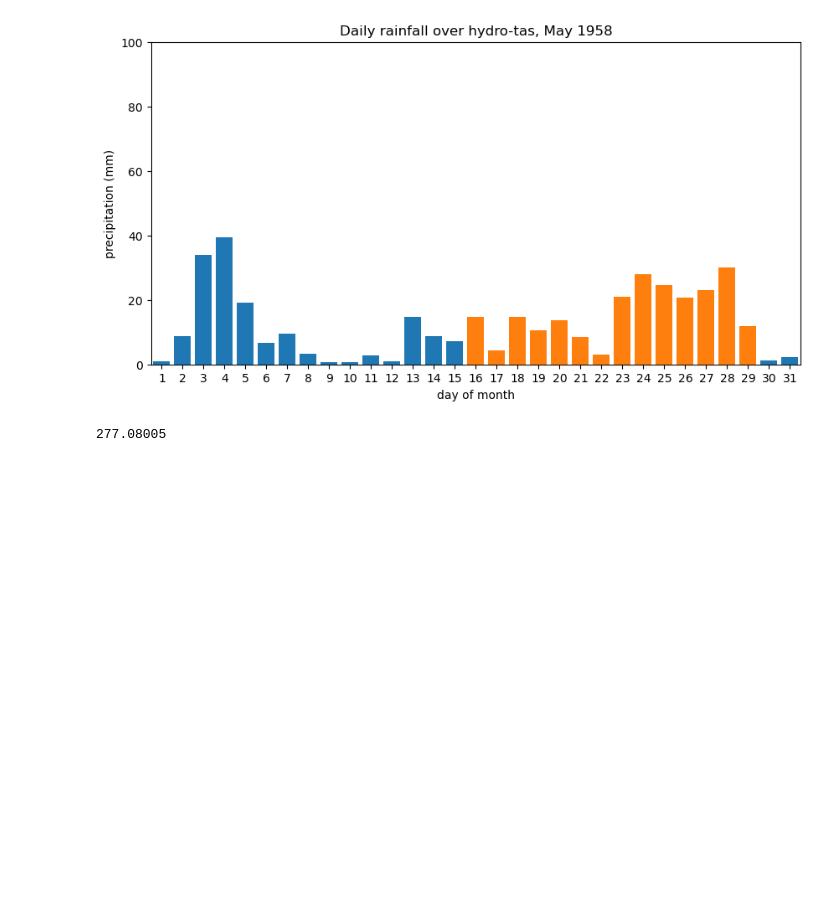
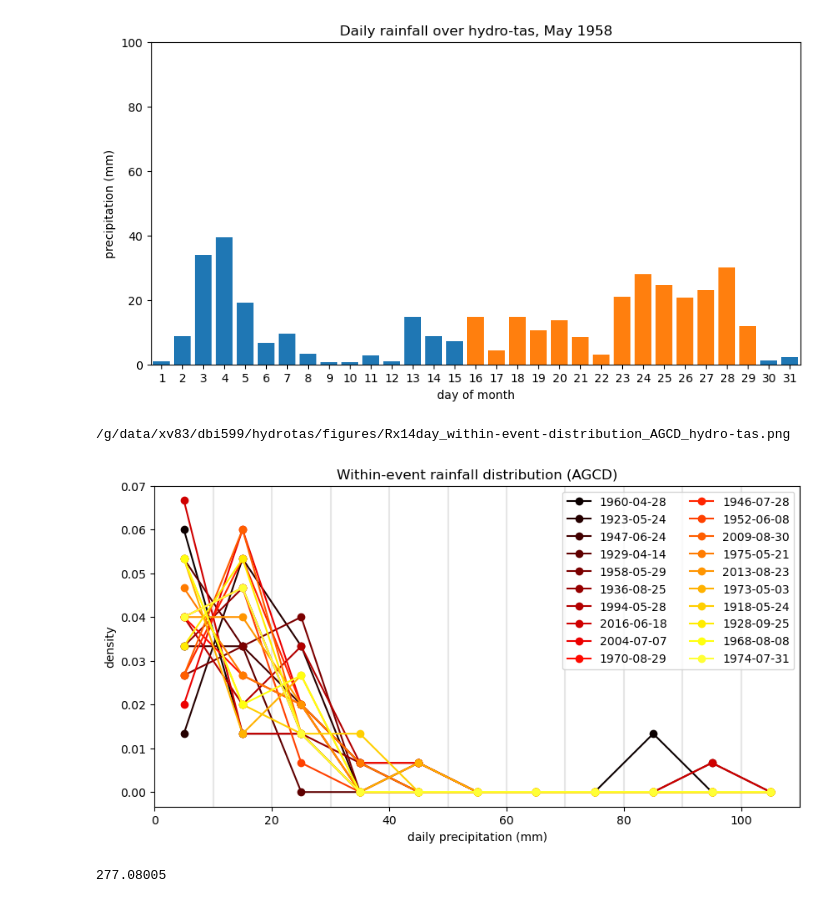
Before and after one commit to DamienIrving/hydrotas, a Jupyter notebook: AGCD_hydro-tas.ipynb, the cells around one changed output. Saved outputs shown, nothing was run; the diff lists cells and outputs as text; code cells hidden in the pictures; blank space fills up the shorter version.

Commit message:
Add within-event pdf

```diff
--- a/AGCD_hydro-tas.ipynb
+++ b/AGCD_hydro-tas.ipynb
@@ -133,6 +134,35 @@ for rank in range(5):
 [figure]
 [figure]
 [figure]
+# %%
+n_events = 20
+color = iter(matplotlib.cm.hot(np.linspace(0, 0.8, n_events)))
+fig, ax = plt.subplots(figsize=[10, 5])
+for index, row in ranked_events.head(n=n_events).iterrows():
+    c = next(color)
+    end_date = row['event_time']
+    start_datetime = datetime.datetime.strptime(end_date, "%Y-%m-%d") - datetime.timedelta(days=14)
+    start_date = start_datetime.strftime("%Y-%m-%d")
+    da_event = ds_pr['pr'].sel({'time': slice(start_date, end_date)})
+    bin_edges = [0, 10, 20, 30, 40, 50, 60, 70, 80, 90, 100, 110]
+    bin_centres = [5, 15, 25, 35, 45, 55, 65, 75, 85, 95, 105]
+    pdf, bin_edges = np.histogram(da_event.values, bin_edges, density=True)
+    ax.plot(bin_centres, pdf, color=c, marker='o', label=end_date)
+    #da_event.plot.hist(bins=bins, histtype='stepfilled', alpha=0.2, density=True, color=c)
+ax.set_xlim(0, 110)
+for edge in bin_edges:
+    ax.axvline(edge, color='0.9', zorder=1)
+plt.legend(ncol=2)
+plt.title('Within-event rainfall distribution (AGCD)')
+plt.ylabel('density')
+plt.xlabel('daily precipitation (mm)')
+outfile = f'/g/data/xv83/dbi599/hydrotas/figures/Rx14day_within-event-distribution_AGCD_{region_name}.png'
+print(outfile)
+plt.savefig(outfile, bbox_inches='tight', facecolor='white', dpi=dpi)
+plt.show()
+# %% [output]
+/g/data/xv83/dbi599/hydrotas/figures/Rx14day_within-event-distribution_AGCD_hydro-tas.png
+[figure, added]
 # %%
 rx14day_max = df_rx14day['pr'].values.max()
 print(rx14day_max)
```
Also changed, not shown: parts of 1 cell of this notebook.
